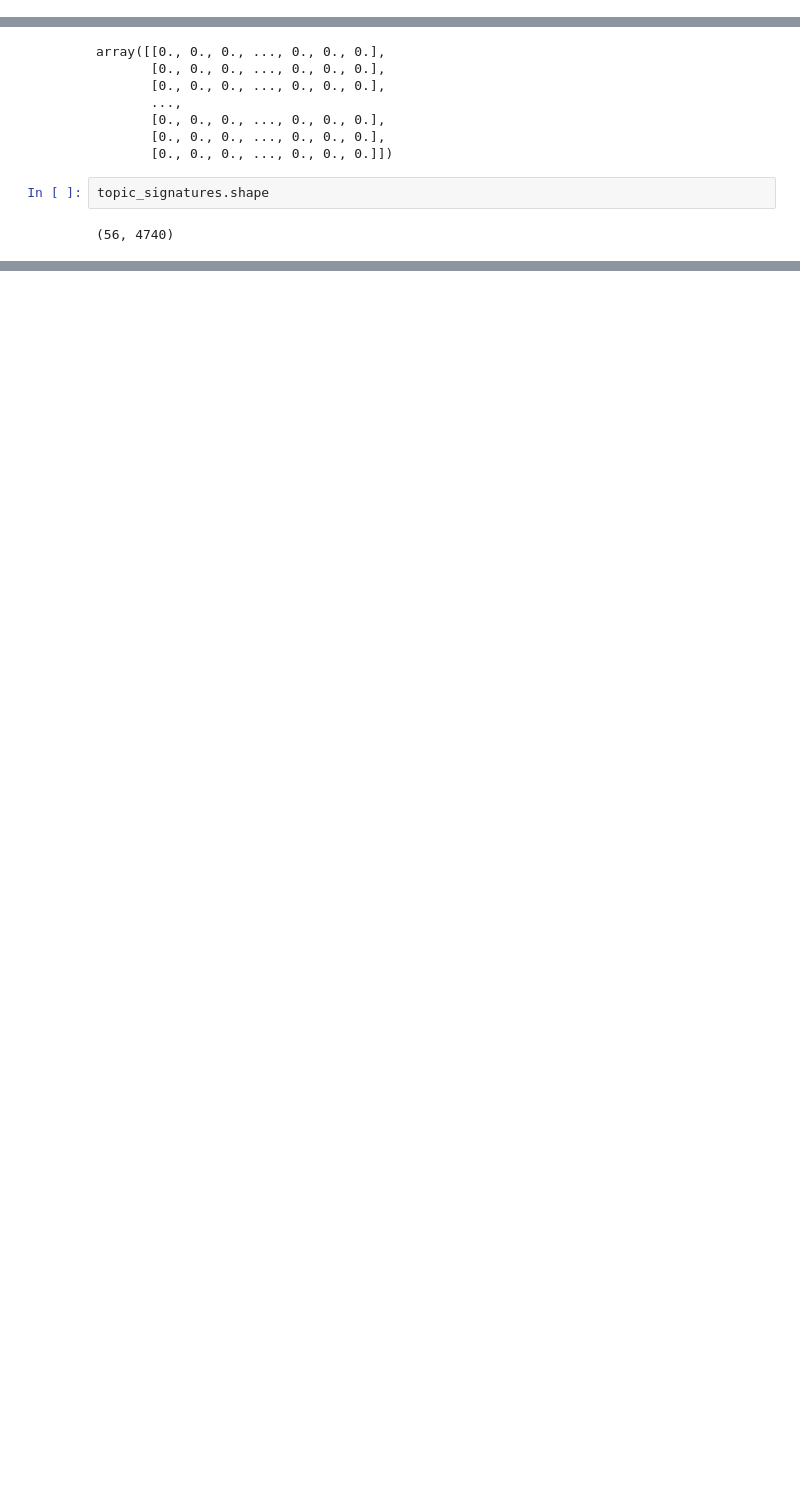
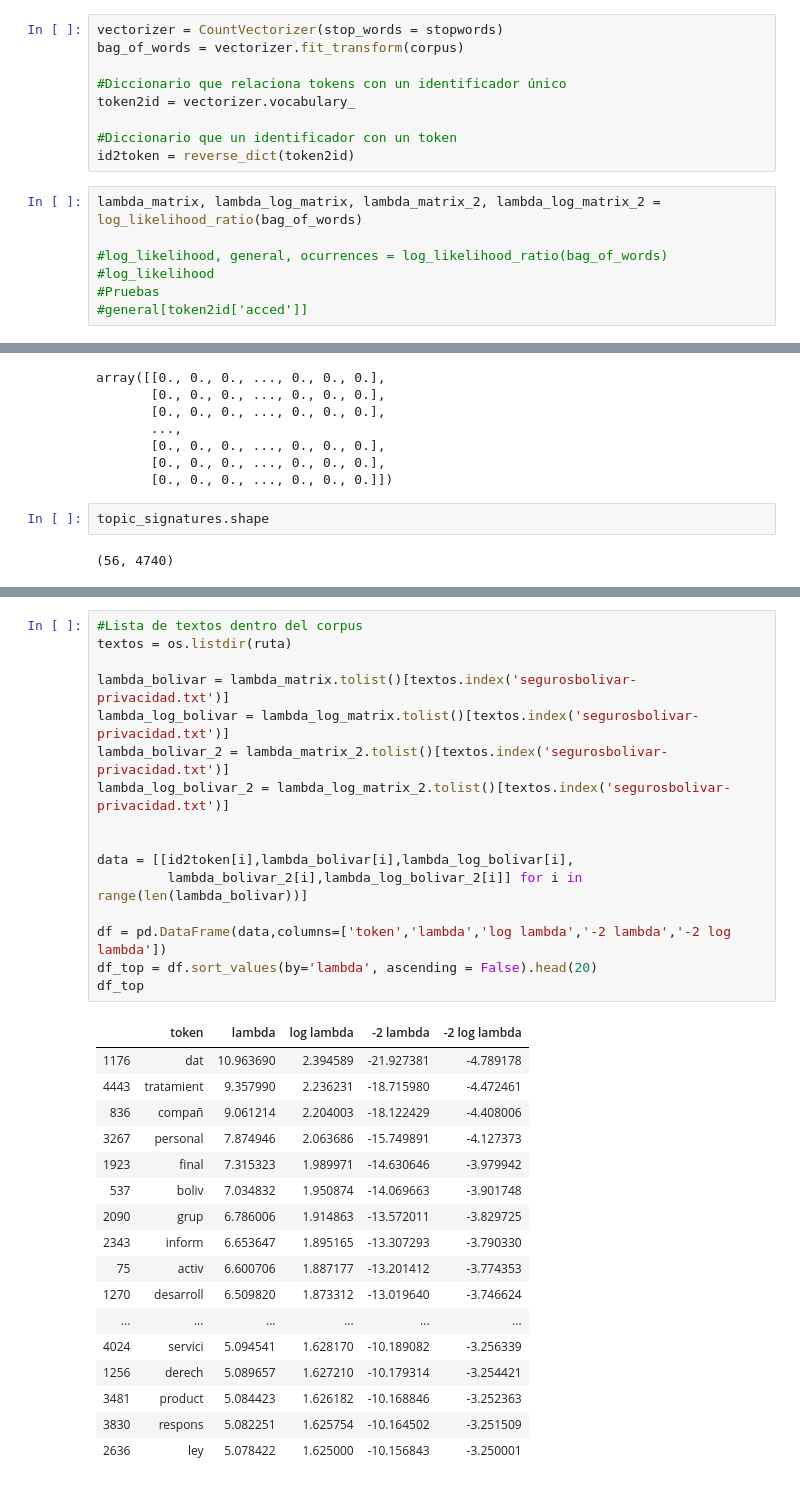
Before and after one commit to ecardona506/terms-of-service, a Jupyter notebook: Prueba de Verosimilitud Logaritmica.ipynb, the cells around one changed output, grey strips where cells are left out. Saved outputs shown, nothing was run; the diff lists cells and outputs as text; blank space fills up the shorter version.

```diff
--- a/Prueba de Verosimilitud Logaritmica.ipynb
+++ b/Prueba de Verosimilitud Logaritmica.ipynb
@@ -189,0 +194,16 @@ array([[ 2.04202677e-07,  2.04202677e-07,  1.02092054e-06, ...,
+# %%
+vectorizer = CountVectorizer(stop_words = stopwords)
+bag_of_words = vectorizer.fit_transform(corpus)
+
+#Diccionario que relaciona tokens con un identificador único
+token2id = vectorizer.vocabulary_
+
+#Diccionario que un identificador con un token
+id2token = reverse_dict(token2id)
+# %%
+lambda_matrix, lambda_log_matrix, lambda_matrix_2, lambda_log_matrix_2 = log_likelihood_ratio(bag_of_words)
+
+#log_likelihood, general, ocurrences = log_likelihood_ratio(bag_of_words)
+#log_likelihood
+#Pruebas
+#general[token2id['acced']]
@@ -223,0 +348,34 @@ topic_signatures.shape
+# %%
+#Lista de textos dentro del corpus
+textos = os.listdir(ruta)
+
+lambda_bolivar = lambda_matrix.tolist()[textos.index('segurosbolivar-privacidad.txt')]
+lambda_log_bolivar = lambda_log_matrix.tolist()[textos.index('segurosbolivar-privacidad.txt')]
+lambda_bolivar_2 = lambda_matrix_2.tolist()[textos.index('segurosbolivar-privacidad.txt')]
+lambda_log_bolivar_2 = lambda_log_matrix_2.tolist()[textos.index('segurosbolivar-privacidad.txt')]
+
+
+data = [[id2token[i],lambda_bolivar[i],lambda_log_bolivar[i],
+         lambda_bolivar_2[i],lambda_log_bolivar_2[i]] for i in range(len(lambda_bolivar))]
+
+df = pd.DataFrame(data,columns=['token','lambda','log lambda','-2 lambda','-2 log lambda'])
+df_top = df.sort_values(by='lambda', ascending = False).head(20)
+df_top
+# %% [output]
+|  | token | lambda | log lambda | -2 lambda | -2 log lambda |
+| 1176 | dat | 10.963690 | 2.394589 | -21.927381 | -4.789178 |
+| 4443 | tratamient | 9.357990 | 2.236231 | -18.715980 | -4.472461 |
+| 836 | compañ | 9.061214 | 2.204003 | -18.122429 | -4.408006 |
+| 3267 | personal | 7.874946 | 2.063686 | -15.749891 | -4.127373 |
+| 1923 | final | 7.315323 | 1.989971 | -14.630646 | -3.979942 |
+| 537 | boliv | 7.034832 | 1.950874 | -14.069663 | -3.901748 |
+| 2090 | grup | 6.786006 | 1.914863 | -13.572011 | -3.829725 |
+| 2343 | inform | 6.653647 | 1.895165 | -13.307293 | -3.790330 |
+| 75 | activ | 6.600706 | 1.887177 | -13.201412 | -3.774353 |
+| 1270 | desarroll | 6.509820 | 1.873312 | -13.019640 | -3.746624 |
+| ... | ... | ... | ... | ... | ... |
+| 4024 | servici | 5.094541 | 1.628170 | -10.189082 | -3.256339 |
+| 1256 | derech | 5.089657 | 1.627210 | -10.179314 | -3.254421 |
+| 3481 | product | 5.084423 | 1.626182 | -10.168846 | -3.252363 |
+| 3830 | respons | 5.082251 | 1.625754 | -10.164502 | -3.251509 |
+| 2636 | ley | 5.078422 | 1.625000 | -10.156843 | -3.250001 |
```
Also changed, not shown: parts of 29 cells of this notebook.
